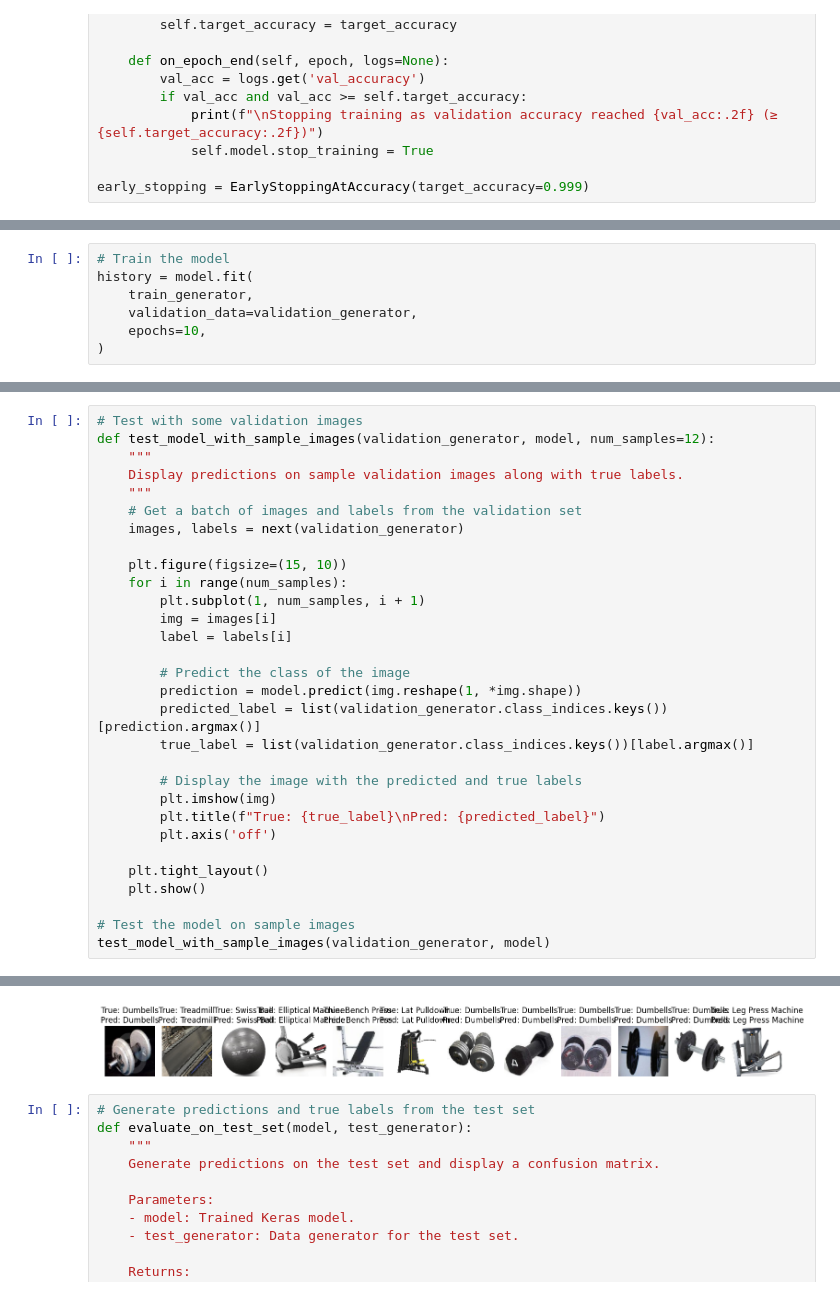
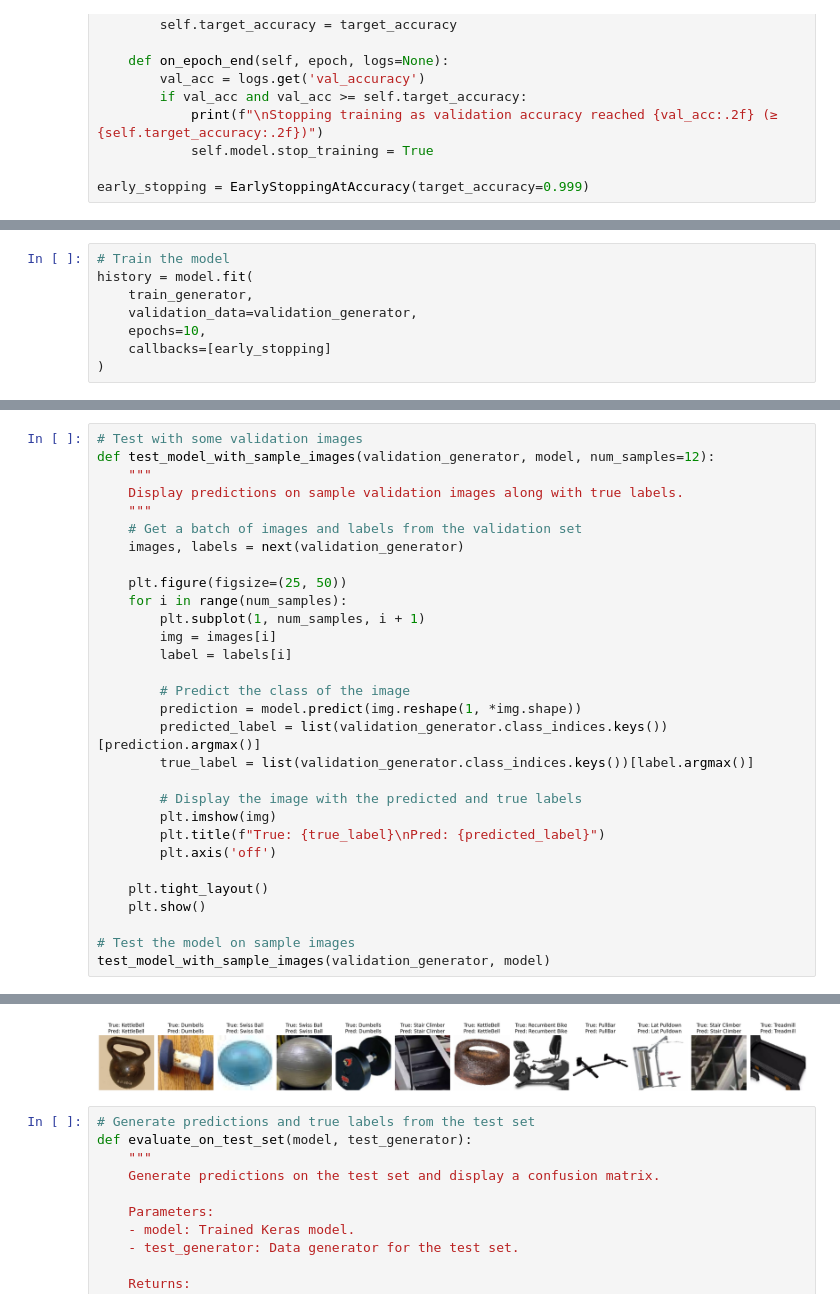
Before and after one commit to rizalpangestu1/Machine-Learning, a Jupyter notebook: Copy_of_Copy_of_GymLens_Training_MobileNetV2.ipynb, the cells around one changed output, grey strips where cells are left out. Drawn from its saved outputs; the diff is of its cells as text.

```diff
--- a/Copy_of_Copy_of_GymLens_Training_MobileNetV2.ipynb
+++ b/Copy_of_Copy_of_GymLens_Training_MobileNetV2.ipynb
@@ -237,6 +243,7 @@ history = model.fit(
     train_generator,
     validation_data=validation_generator,
     epochs=10,
+    callbacks=[early_stopping]
 )
 # %% [output]
 Epoch 1/10
@@ -307,7 +314,7 @@ def test_model_with_sample_images(validation_generator, model, num_samples=12):
     # Get a batch of images and labels from the validation set
     images, labels = next(validation_generator)
 
-    plt.figure(figsize=(15, 10))
+    plt.figure(figsize=(25, 50))
     for i in range(num_samples):
         plt.subplot(1, num_samples, i + 1)
         img = images[i]
@@ -344,4 +351,4 @@ test_model_with_sample_images(validation_generator, model)
-[figure, old version]
+[figure, new version]
 # %%
 # Generate predictions and true labels from the test set
 def evaluate_on_test_set(model, test_generator):
```
Also changed, not shown: parts of 15 cells of this notebook.
